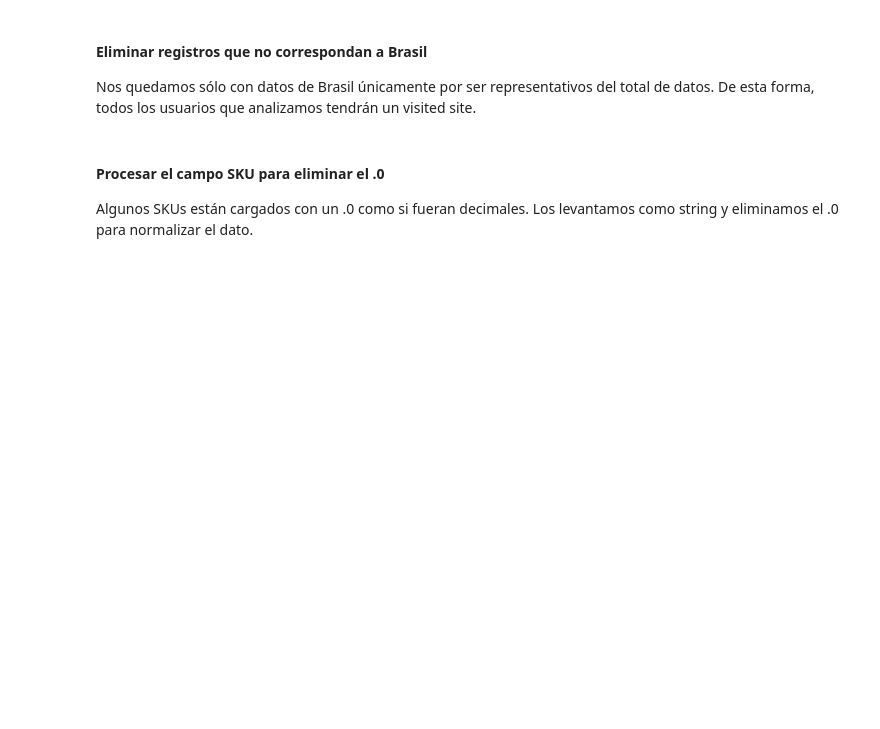
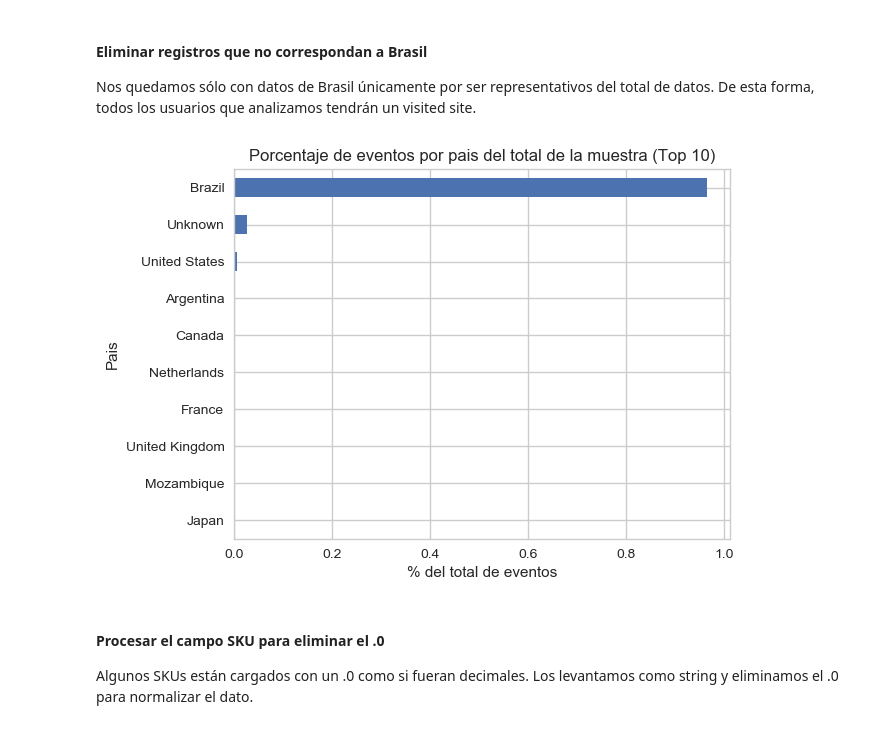
Before and after one commit to vpfarfan/Organizacion-de-datos-20182, a Jupyter notebook: EDA.ipynb, the cells around one changed output. Saved outputs shown, nothing was run; the diff lists cells and outputs as text; code cells hidden in the pictures; blank space fills up the shorter version.

```diff
--- a/EDA.ipynb
+++ b/EDA.ipynb
@@ -60,13 +64,15 @@ print(df['event'].unique())
 Nos quedamos sólo con datos de Brasil únicamente por ser representativos del total de datos.  De esta forma, todos los usuarios que analizamos tendrán un visited site.
 # %%
 df['country'].value_counts(normalize=True, ascending=True)[-10:].plot.barh()
-plt.ylabel('País')
+plt.ylabel('Pais')
 plt.xlabel('% del total de eventos')
-plt.title('Porcentaje de eventos por país del total de la muestra (Top 10)')
+plt.title('Porcentaje de eventos por pais del total de la muestra (Top 10)')
 plt.show()
 
 # Filtramos para quedarnos sólo con los usuarios de Brasil
 df = pd.DataFrame({'person':df.loc[df['country']=='Brazil',('person')].unique()}).merge(df, how='inner')
+# %% [output]
+[figure, added]
 # %% [markdown]
 #### Procesar el campo SKU para eliminar el .0
 Algunos SKUs están cargados con un .0 como si fueran decimales.  Los levantamos como string y eliminamos el .0 para normalizar el dato.
```
Also changed, not shown: parts of 12 cells of this notebook.
